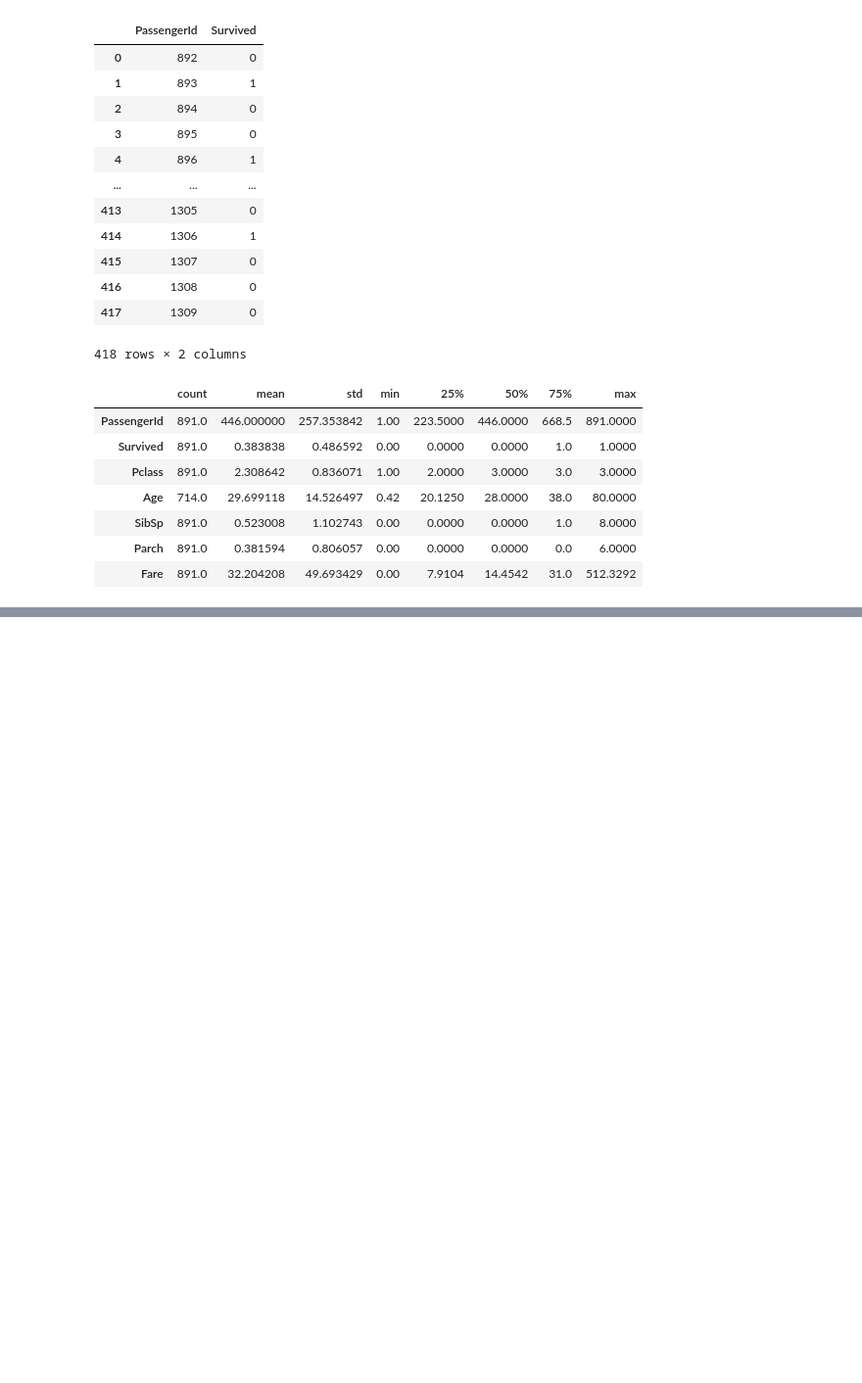
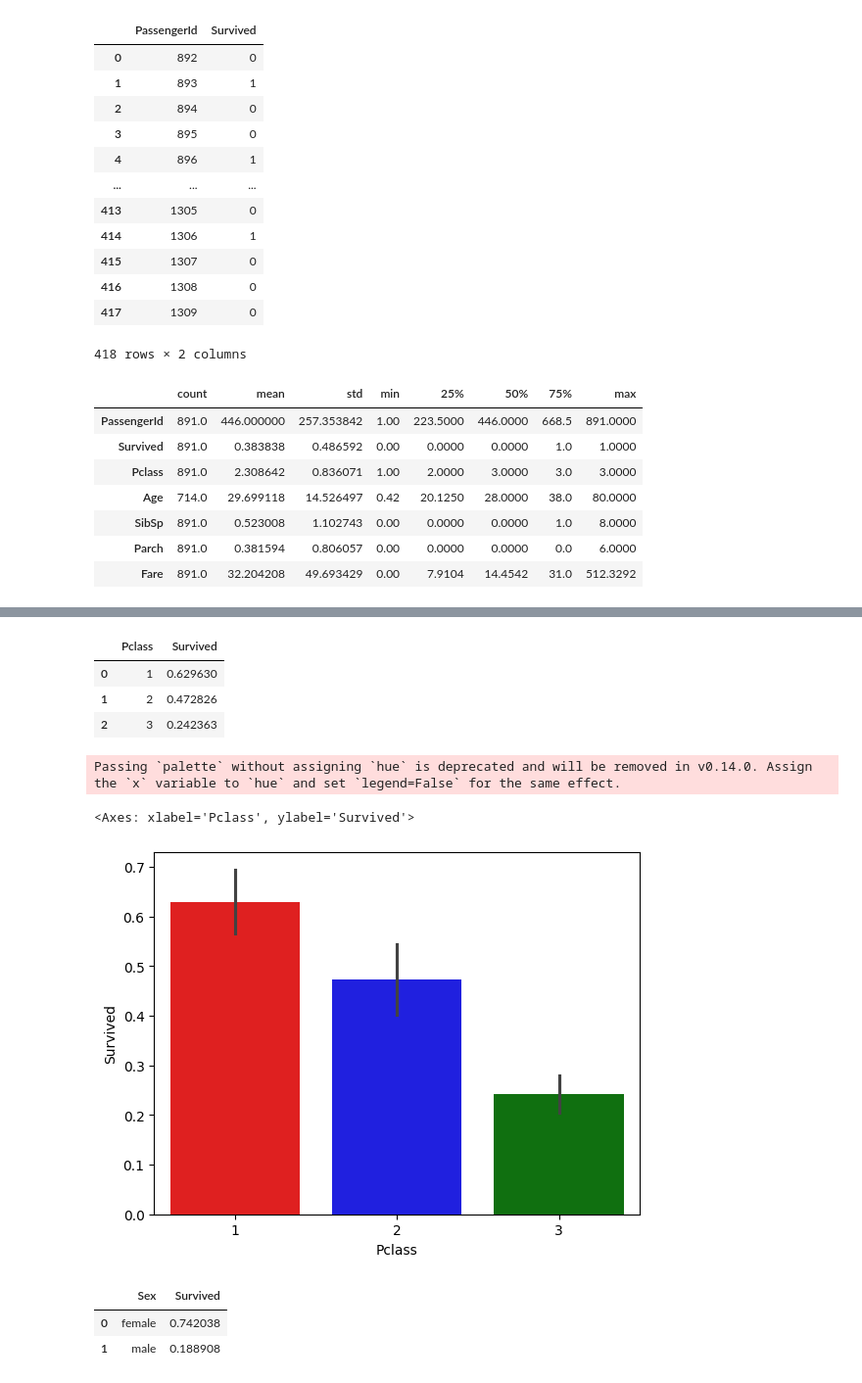
Before and after one commit to Imran1hp/Titanic---Machine-Learning-from-Disaster, a Jupyter notebook: Titanic_data_set.ipynb, the cells around one changed output, grey strips where cells are left out. Shown: that part at 98% size. Drawn from its saved outputs; the diff is of its cells as text; code cells hidden in the pictures; blank space fills up the shorter version.

Commit message:
data analysis

```diff
--- a/Titanic_data_set.ipynb
+++ b/Titanic_data_set.ipynb
@@ -171,0 +201,24 @@ dtype: int64
+# %%
+train_df [['Pclass','Survived']].groupby(['Pclass'],as_index=False).mean().sort_values(by='Survived',ascending=False)
+# %% [output]
+|  | Pclass | Survived |
+| 0 | 1 | 0.629630 |
+| 1 | 2 | 0.472826 |
+| 2 | 3 | 0.242363 |
+# %%
+sns.barplot(
+    x='Pclass',
+    y='Survived',
+    data=train_df,
+    palette=['red','blue','green']
+)
+# %% [output]
+Passing `palette` without assigning `hue` is deprecated and will be removed in v0.14.0. Assign the `x` variable to `hue` and set `legend=False` for the same effect.
+<Axes: xlabel='Pclass', ylabel='Survived'>
+[figure, added]
+# %%
+train_df[['Sex','Survived']].groupby('Sex',as_index = False).mean().sort_values(by='Survived',ascending=False)
+# %% [output]
+|  | Sex | Survived |
+| 0 | female | 0.742038 |
+| 1 | male | 0.188908 |
```
Also changed, not shown: parts of 16 cells of this notebook.
